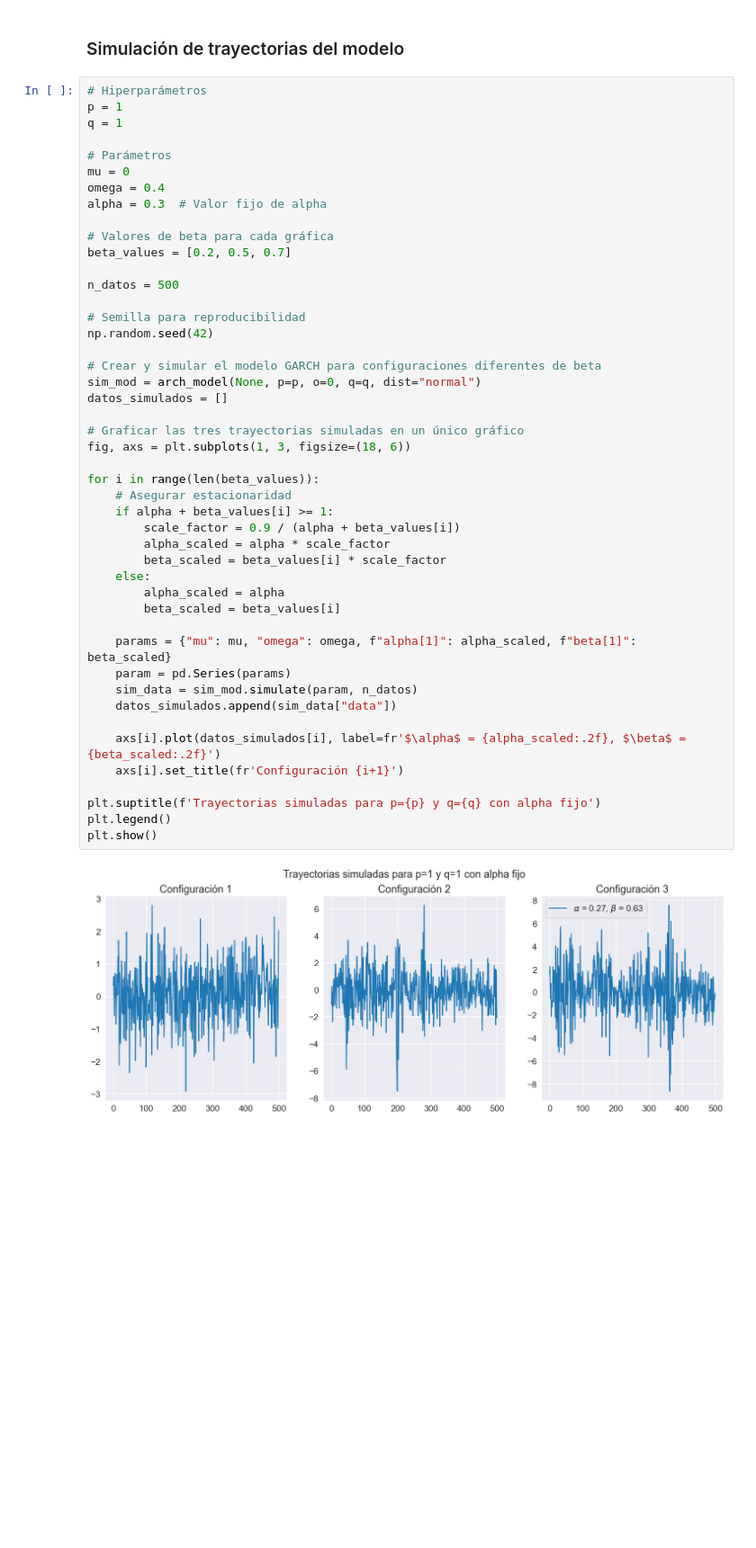
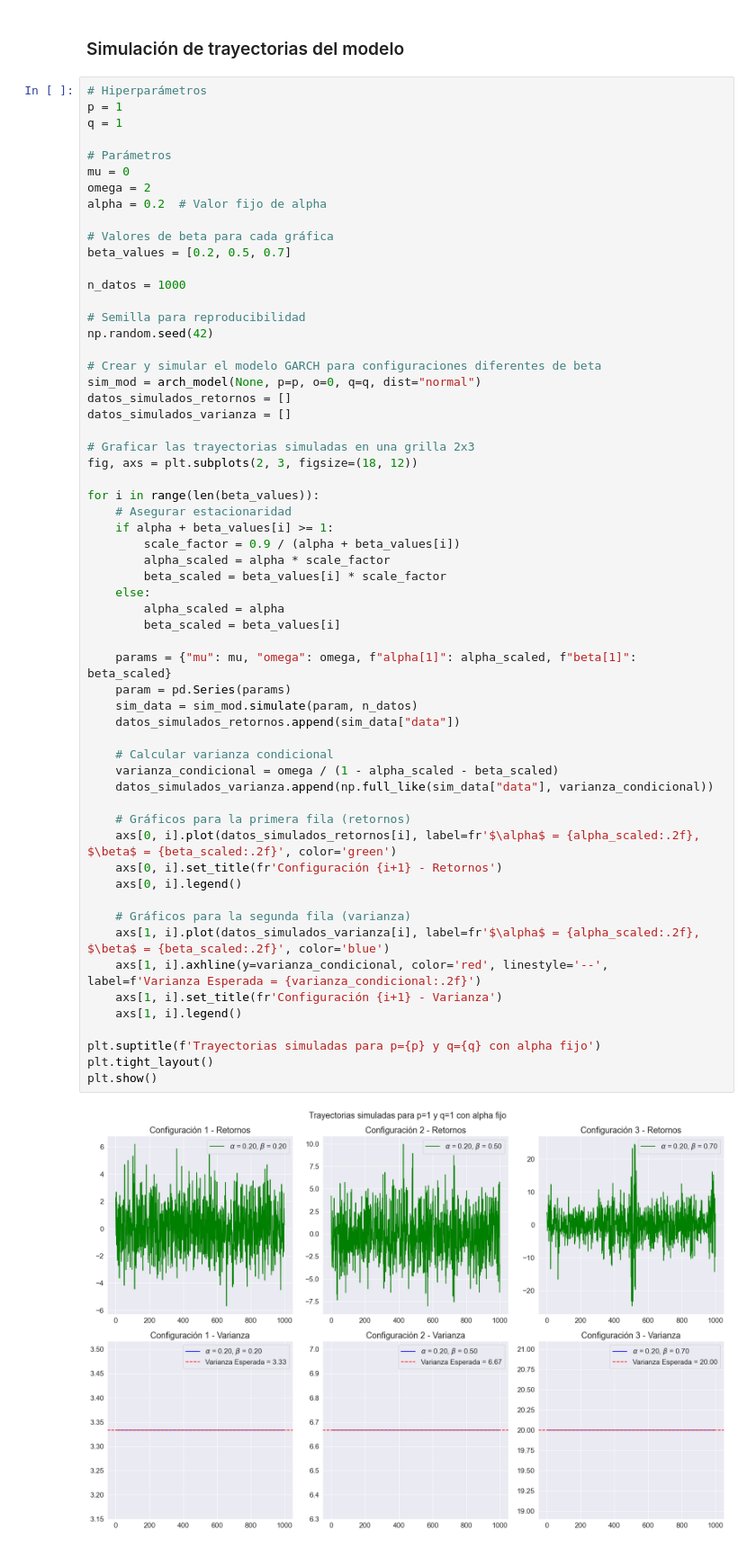
Before and after one commit to Diego-Astaburuaga/Modelos-GARCH, a Jupyter notebook: Entregables/Informe Simulación/Simulación.ipynb, the cells around one changed output. Shown at 90% size. Cells and saved outputs as stored; diff of their text form; blank space fills up the shorter version.

```diff
--- a/Entregables/Informe Simulación/Simulación.ipynb
+++ b/Entregables/Informe Simulación/Simulación.ipynb
@@ -177,44 +177,57 @@ q = 1
 
 # Parámetros
 mu = 0
-omega = 0.4
-alpha = 0.3  # Valor fijo de alpha
+omega = 2
+alpha = 0.2  # Valor fijo de alpha
 
 # Valores de beta para cada gráfica
 beta_values = [0.2, 0.5, 0.7]
 
-n_datos = 500
+n_datos = 1000
 
 # Semilla para reproducibilidad
 np.random.seed(42)
 
 # Crear y simular el modelo GARCH para configuraciones diferentes de beta
 sim_mod = arch_model(None, p=p, o=0, q=q, dist="normal")
-datos_simulados = []
+datos_simulados_retornos = []
+datos_simulados_varianza = []
 
-# Graficar las tres trayectorias simuladas en un único gráfico
-fig, axs = plt.subplots(1, 3, figsize=(18, 6))
+# Graficar las trayectorias simuladas en una grilla 2x3
+fig, axs = plt.subplots(2, 3, figsize=(18, 12))
 
 for i in range(len(beta_values)):
     # Asegurar estacionaridad
     if alpha + beta_values[i] >= 1:
         scale_factor = 0.9 / (alpha + beta_values[i])
         alpha_scaled = alpha * scale_factor
         beta_scaled = beta_values[i] * scale_factor
     else:
         alpha_scaled = alpha
         beta_scaled = beta_values[i]
 
     params = {"mu": mu, "omega": omega, f"alpha[1]": alpha_scaled, f"beta[1]": beta_scaled}
     param = pd.Series(params)
     sim_data = sim_mod.simulate(param, n_datos)
-    datos_simulados.append(sim_data["data"])
+    datos_simulados_retornos.append(sim_data["data"])
 
-    axs[i].plot(datos_simulados[i], label=fr'$\alpha$ = {alpha_scaled:.2f}, $\beta$ = {beta_scaled:.2f}')
-    axs[i].set_title(fr'Configuración {i+1}')
+    # Calcular varianza condicional
+    varianza_condicional = omega / (1 - alpha_scaled - beta_scaled)
+    datos_simulados_varianza.append(np.full_like(sim_data["data"], varianza_condicional))
+
+    # Gráficos para la primera fila (retornos)
+    axs[0, i].plot(datos_simulados_retornos[i], label=fr'$\alpha$ = {alpha_scaled:.2f}, $\beta$ = {beta_scaled:.2f}', color='green')
+    axs[0, i].set_title(fr'Configuración {i+1} - Retornos')
+    axs[0, i].legend()
+
+    # Gráficos para la segunda fila (varianza)
+    axs[1, i].plot(datos_simulados_varianza[i], label=fr'$\alpha$ = {alpha_scaled:.2f}, $\beta$ = {beta_scaled:.2f}', color='blue')
+    axs[1, i].axhline(y=varianza_condicional, color='red', linestyle='--', label=f'Varianza Esperada = {varianza_condicional:.2f}')
+    axs[1, i].set_title(fr'Configuración {i+1} - Varianza')
+    axs[1, i].legend()
 
 plt.suptitle(f'Trayectorias simuladas para p={p} y q={q} con alpha fijo')
-plt.legend()
+plt.tight_layout()
 plt.show()
 # %% [output]
-[figure, old version]
+[figure, new version]
```
